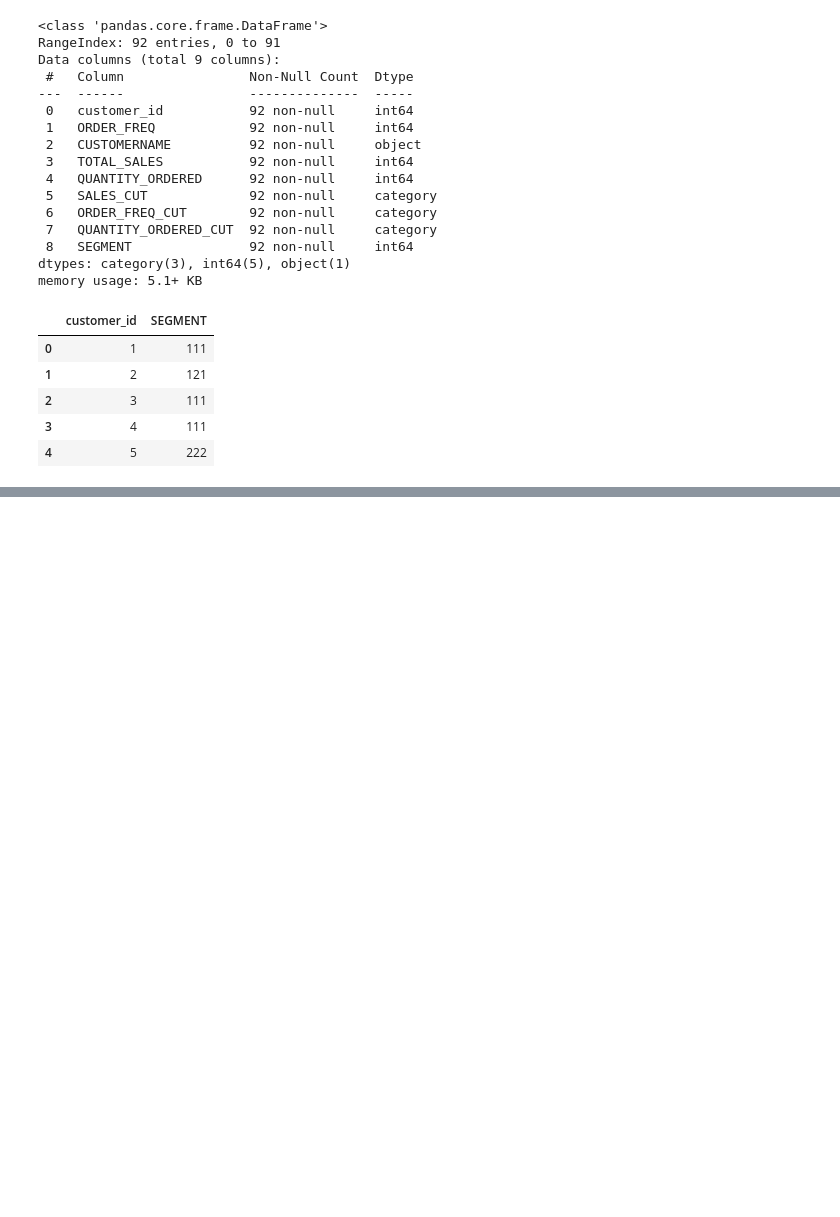
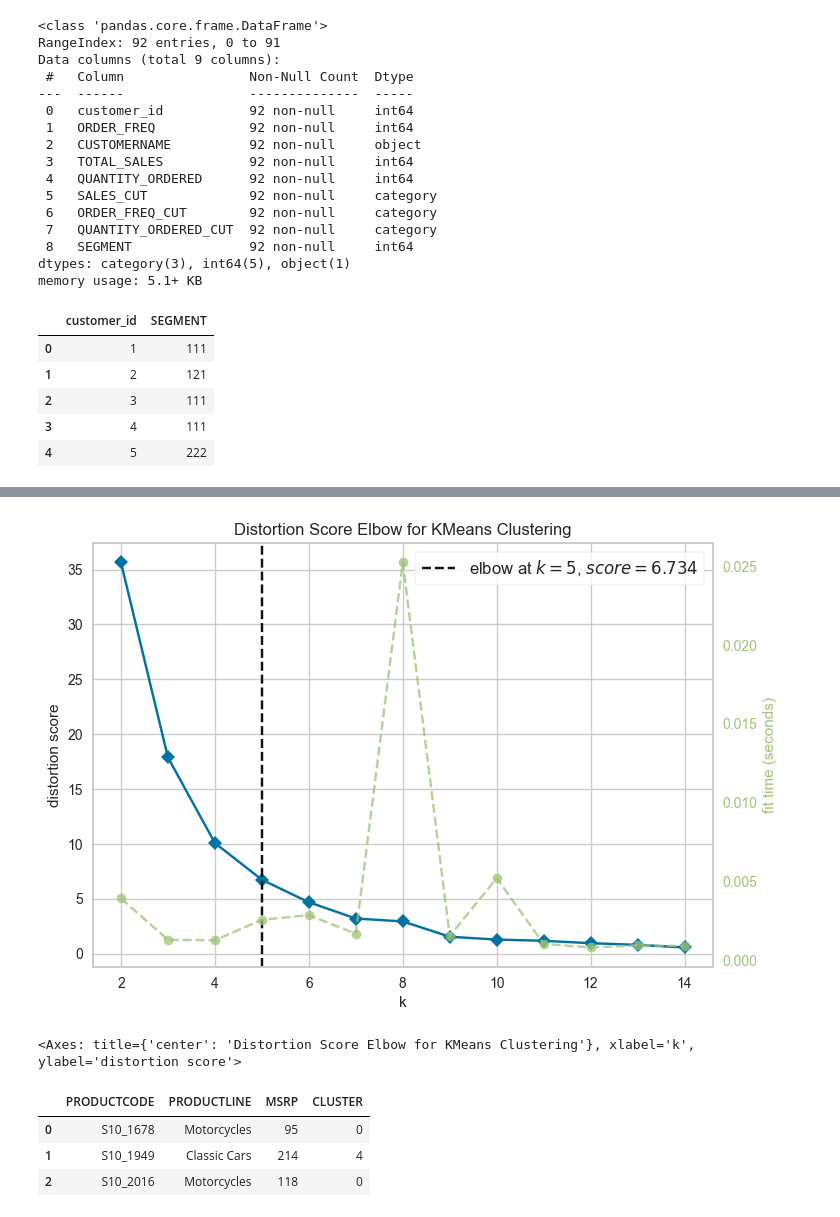
Before and after one commit to AshNumpy/Sales-End-to-End-ML-Project, a Jupyter notebook: Machine-Learning/feature-extraction.ipynb, the cells around one changed output, grey strips where cells are left out. Saved outputs shown, nothing was run; the diff lists cells and outputs as text; code cells hidden in the pictures; blank space fills up the shorter version.

Commit message:
products feature engineering

```diff
--- a/Machine-Learning/feature-extraction.ipynb
+++ b/Machine-Learning/feature-extraction.ipynb
@@ -222,0 +262,16 @@ customers.to_csv("../Database/customers.csv")
+# %%
+from sklearn.preprocessing import StandardScaler
+sc = StandardScaler()
+
+scaled_data = sc.fit_transform(products[['MSRP']])
+# %%
+from yellowbrick.cluster import KElbowVisualizer
+from sklearn.cluster import KMeans
+
+kmeans = KMeans()
+visualizer = KElbowVisualizer(kmeans, k=(2,15))
+visualizer.fit(scaled_data)
+visualizer.poof()
+# %% [output]
+[figure, added]
+<Axes: title={'center': 'Distortion Score Elbow for KMeans Clustering'}, xlabel='k', ylabel='distortion score'>
@@ -222,0 +284,7 @@ customers.to_csv("../Database/customers.csv")
+# %%
+products.head(3)
+# %% [output]
+|  | PRODUCTCODE | PRODUCTLINE | MSRP | CLUSTER |
+| 0 | S10_1678 | Motorcycles | 95 | 0 |
+| 1 | S10_1949 | Classic Cars | 214 | 4 |
+| 2 | S10_2016 | Motorcycles | 118 | 0 |
```
Also changed, not shown: parts of 13 cells of this notebook.
